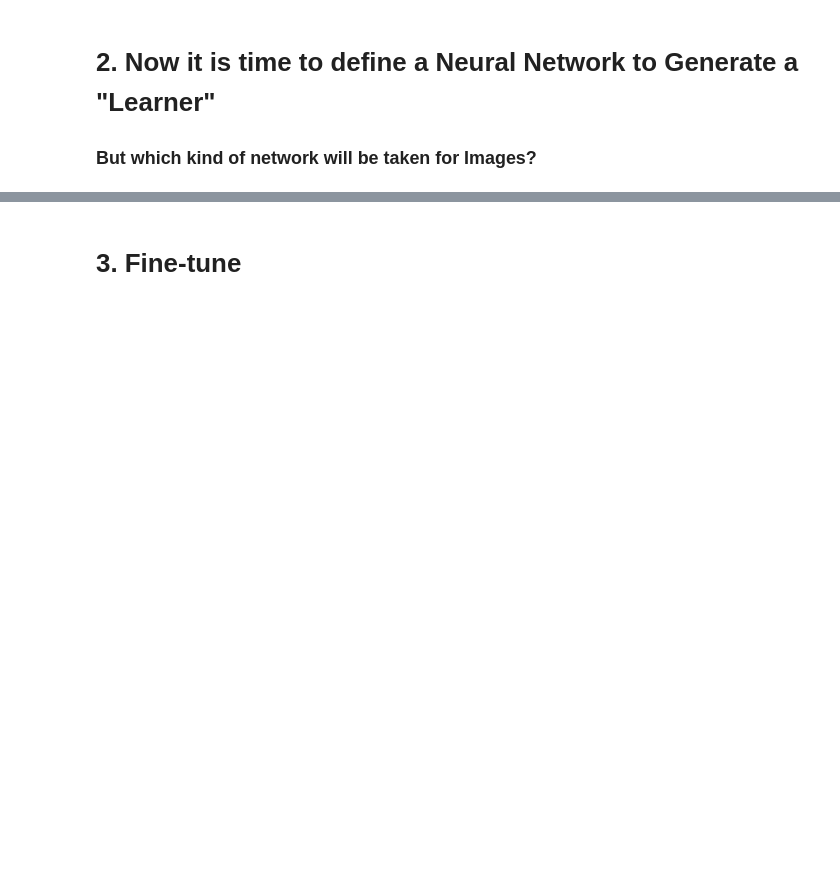
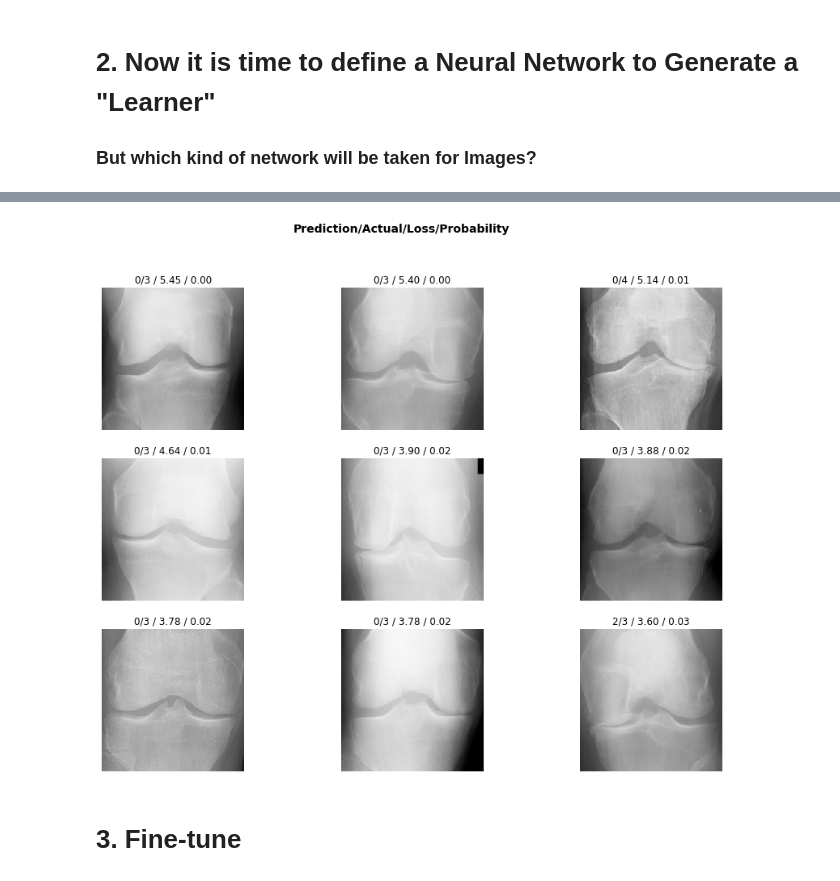
Before and after one commit to NikonPic/Lecture-TUM-MW-3665, a Jupyter notebook: 09_Data Science.ipynb, the cells around one changed output, grey strips where cells are left out. Cells and saved outputs as stored; diff of their text form; code cells hidden in the pictures; blank space fills up the shorter version.

Commit message:
better learning results

```diff
--- a/09_Data Science.ipynb
+++ b/09_Data Science.ipynb
@@ -112,5 +115,6 @@ learn.summary()
 # %% [markdown]
 <img src="./img/resnet34.png">
 # %%
-learn.fit_one_cycle(4) # train for 4 cycles
-learn.save('./mini_train') # save the result
+learn.fit_one_cycle(10) # train for 5 cycles
+learn.save('./stage1') # save the result
+learn.recorder.plot_losses()
@@ -117,5 +125,5 @@ learn.save('./mini_train') # save the result
 # %%
-learn = learn.load('./mini_train')
+learn = learn.load('./stage1')
 # %%
 interp = ClassificationInterpretation.from_learner(learn)
 losses, idxs = interp.top_losses()
@@ -131,3 +144,7 @@ interp.most_confused(min_val=2)
+# %%
+interp.plot_top_losses(9, figsize=(15,11))
+# %% [output]
+[figure, added]
 # %% [markdown]
 # 3. Fine-tune
 # %%
```
Also changed, not shown: parts of 17 cells of this notebook.
